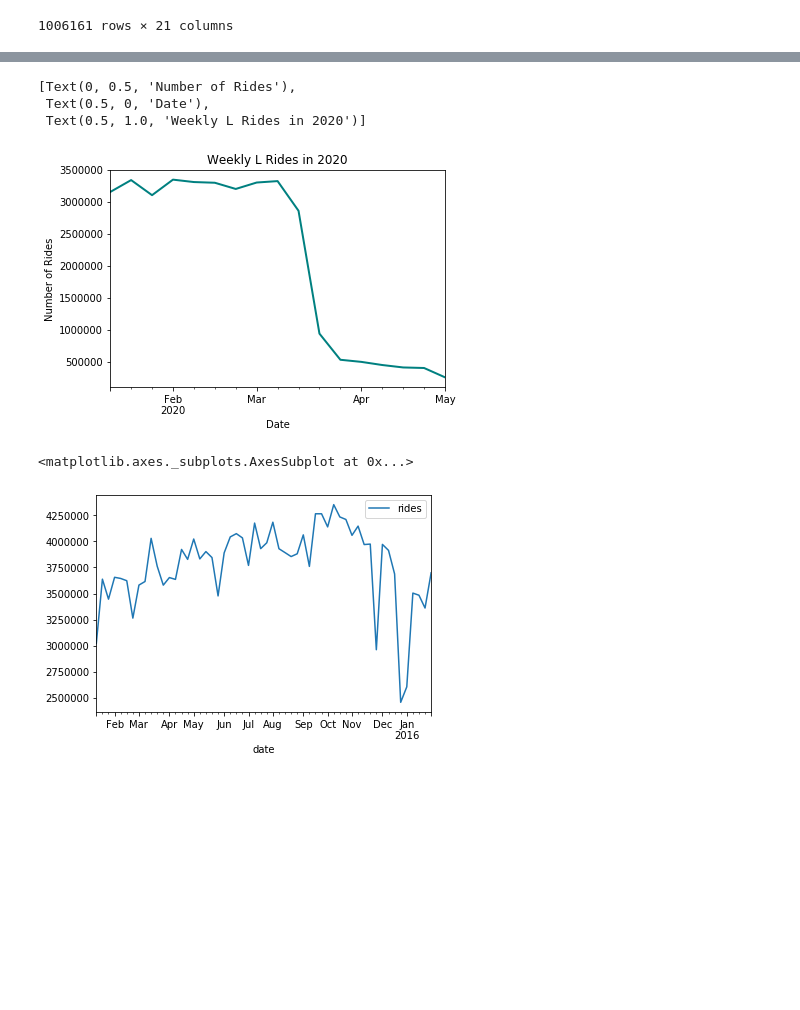
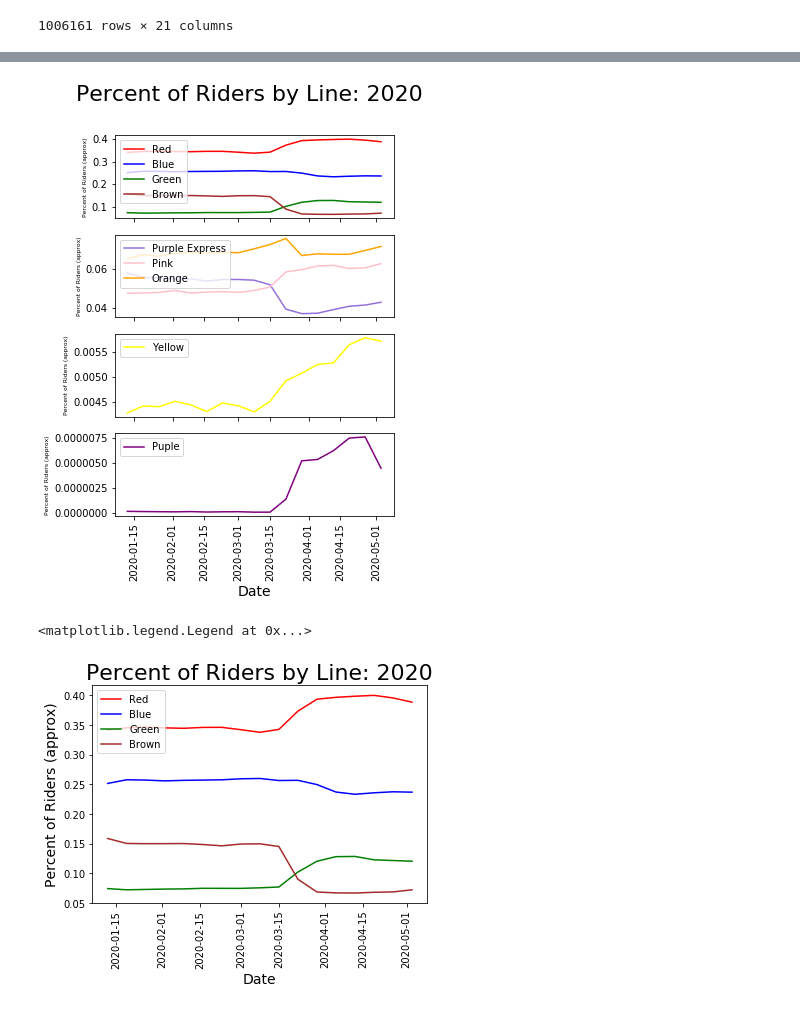
Before and after one commit to cdfencing/Project-I, a Jupyter notebook: Lines analysis/Lines.ipynb, the cells around one changed output, grey strips where cells are left out. Saved outputs shown, nothing was run; the diff lists cells and outputs as text; code cells hidden in the pictures; blank space fills up the shorter version.

```diff
--- a/Lines analysis/Lines.ipynb
+++ b/Lines analysis/Lines.ipynb
@@ -124,16 +103,34 @@ ax.set(xlabel="Date", ylabel="Number of Rides", title = "Daily L Rides in 2020")
-# %%
-ax = weekly_2020.plot(kind = 'line', legend = False, lw =2, color='teal')
-
-ax.set(xlabel="Date", ylabel="Number of Rides", title = "Weekly L Rides in 2020")
-# %% [output]
-[Text(0, 0.5, 'Number of Rides'),
- Text(0.5, 0, 'Date'),
- Text(0.5, 1.0, 'Weekly L Rides in 2020')]
-[figure, removed]
-# %%
-L_data.loc[(L_data['date']>= "01-05-2015") & (L_data['date']<= "01-31-2016")].groupby(pd.Grouper(key='date', freq='W')).agg({
-    'rides': 'sum'
-}).plot(kind = 'line')
-# %% [output]
-<matplotlib.axes._subplots.AxesSubplot at 0x...>
-[figure, removed]
+# %%
+fig , ax = plt.subplots(4, sharex = True, figsize = (5, 7))
+for line in ['Red', 'Blue', 'Green', 'Brown']:
+    ax[0].plot(lines_df[line + '_percent'], color = colors[line], label = line)
+
+for line in ['Purple Express', 'Pink', 'Orange' ]:
+    ax[1].plot(lines_df[line + '_percent'], color = colors[line], label = line)
+
+ax[2].plot(lines_df['Yellow_percent'], color = colors['Yellow'], label = 'Yellow')
+ax[3].plot(lines_df['Purple_percent'], color = colors['Purple'], label = 'Puple')
+
+for i in range(0,4):
+    ax[i].set_ylabel('Percent of Riders (approx)', size =6)
+
+plt.xticks(rotation = 90)
+plt.xlabel('Date', size=14)
+plt.suptitle('Percent of Riders by Line: 2020', size= 22)
+for i in range(0,4):
+    ax[i].legend(loc = 'upper left')
+# %% [output]
+[figure, added]
+# %%
+fig , ax = plt.subplots(1)
+for line in ['Red', 'Blue', 'Green', 'Brown']:
+    ax.plot(lines_df[line + '_percent'], color = colors[line], label = line)
+
+plt.xticks(rotation = 90)
+plt.xlabel('Date', size=14)
+plt.ylabel('Percent of Riders (approx)', size =14)
+plt.title('Percent of Riders by Line: 2020', size= 22)
+plt.legend(loc = 'upper left')
+# %% [output]
+<matplotlib.legend.Legend at 0x...>
+[figure, added]
```
Also changed, not shown: parts of 15 cells of this notebook.
